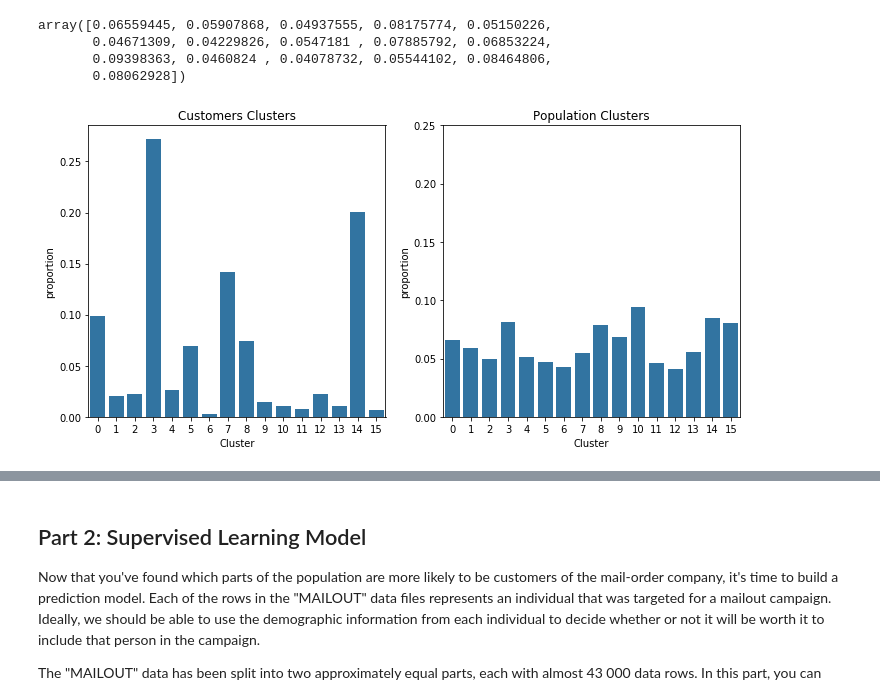
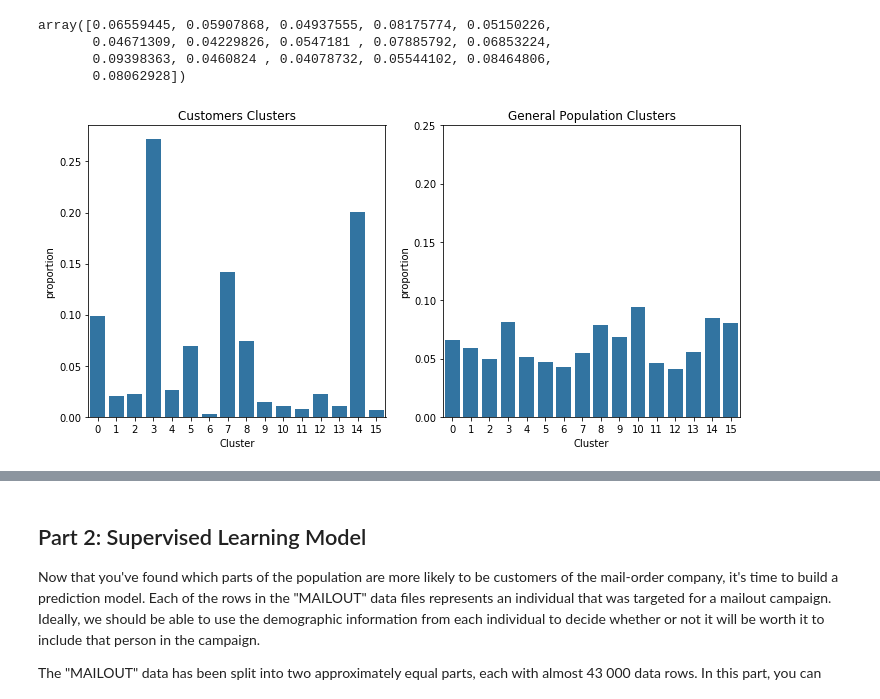
Before and after one commit to santamm/Customer-Segmentation, a Jupyter notebook: Arvato Project Workbook.ipynb, the cells around one changed output, grey strips where cells are left out. Saved outputs shown, nothing was run; the diff lists cells and outputs as text; code cells hidden in the pictures.

Commit message:
Clustering done

```diff
--- a/Arvato Project Workbook.ipynb
+++ b/Arvato Project Workbook.ipynb
@@ -772,15 +770,16 @@ azdias, imputers = impute_nulls(azdias, azdias_info)
 # %%
 # Now we can apply Standard Scaling to all numerical and ordinal columns
 from sklearn.preprocessing import StandardScaler
+
+ordinal_features = np.intersect1d(azdias_info[azdias_info.Type=='Ordinal'].Attribute.values, azdias.columns.values)
+ordinal_features = np.concatenate((ordinal_features, ['GENERATION', 'WEALTH', 'FAMILY']))
+numeric_features = np.intersect1d(azdias_info[azdias_info.Type=='Numeric'].Attribute.values, azdias.columns.values)
+features_to_scale = np.concatenate((ordinal_features, numeric_features))
 
 def scale_features(df, scaler=None):
     """
 
     """
-    ordinal_features = np.intersect1d(azdias_info[azdias_info.Type=='Ordinal'].Attribute.values, df.columns.values)
-    ordinal_features = np.concatenate((ordinal_features, ['GENERATION', 'WEALTH', 'FAMILY']))
-    numeric_features = np.intersect1d(azdias_info[azdias_info.Type=='Numeric'].Attribute.values, df.columns.values)
-    features_to_scale = np.concatenate((ordinal_features, numeric_features))
     if scaler == None:
         scaler=StandardScaler()
         df[features_to_scale] = scaler.fit_transform(df[features_to_scale])
@@ -1237,33 +1229,34 @@ array([0.06559445, 0.05907868, 0.04937555, 0.08175774, 0.05150226,
 # proportion of data in each cluster for the general population.
 
 plt.figure(figsize=(10,5))
+
 plt.subplot(1, 2, 1)
 n_points = len(customer_labels)
 max_count = np.max(np.bincount(customer_labels))
 max_prop = max_count / n_points
 
 # generate tick mark locations and names
 tick_props = np.arange(0, max_prop, 0.05)
 tick_names = ['{:0.2f}'.format(v) for v in tick_props]
 
 # Customers the plot
 base_color = sns.color_palette()[0]
 sns.countplot(x = customer_labels, color = base_color)
 plt.yticks(tick_props * n_points, tick_names)
 plt.ylabel('proportion')
 plt.xlabel('Cluster')
 plt.title('Customers Clusters')
 # Population plot
 plt.subplot(1, 2, 2)
 n_points = len(gen_labels)
 max_count = np.max(np.bincount(gen_labels))
 max_prop = max_count / n_points
 
 sns.countplot(x = gen_labels, color = base_color)
 plt.yticks(tick_props * n_points, tick_names)
 plt.ylabel('proportion')
 plt.xlabel('Cluster')
-plt.title('Population Clusters')
+plt.title('General Population Clusters')
 plt.tight_layout()
 # %% [output]
-[figure, old version]
+[figure, new version]
```
Also changed, not shown: parts of 22 cells of this notebook.
